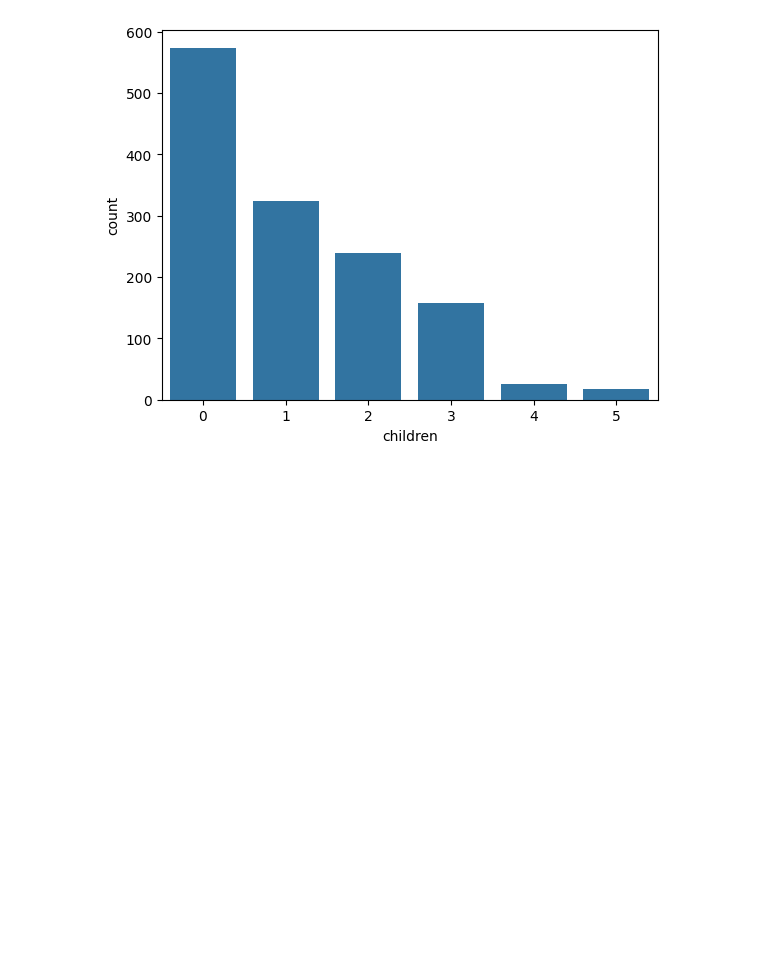
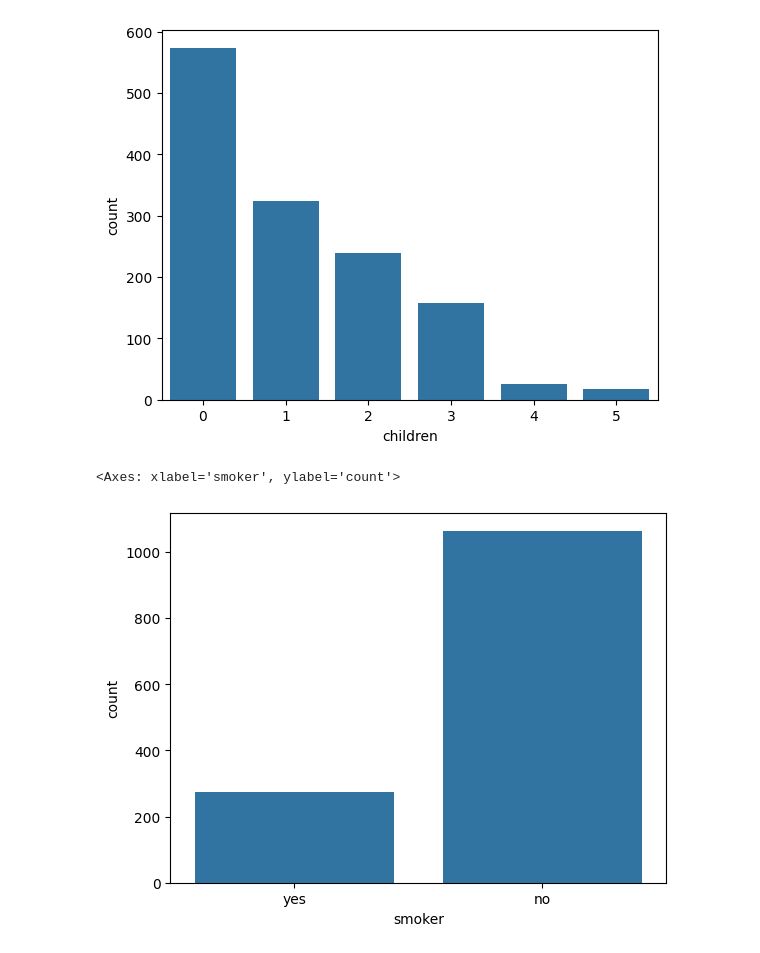
Before and after one commit to shubham061005/Insurance-Prediction-Model, a Jupyter notebook: Insurance.ipynb, the cells around one changed output. Drawn from its saved outputs; the diff is of its cells as text; code cells hidden in the pictures; blank space fills up the shorter version.

```diff
--- a/Insurance.ipynb
+++ b/Insurance.ipynb
@@ -88,3 +88,8 @@ sns.countplot(x=df['children'])
 # %% [output]
 <Axes: xlabel='children', ylabel='count'>
 [figure]
+# %%
+sns.countplot(x=df['smoker'])
+# %% [output]
+<Axes: xlabel='smoker', ylabel='count'>
+[figure, added]
```
Also changed, not shown: parts of 26 cells of this notebook.
